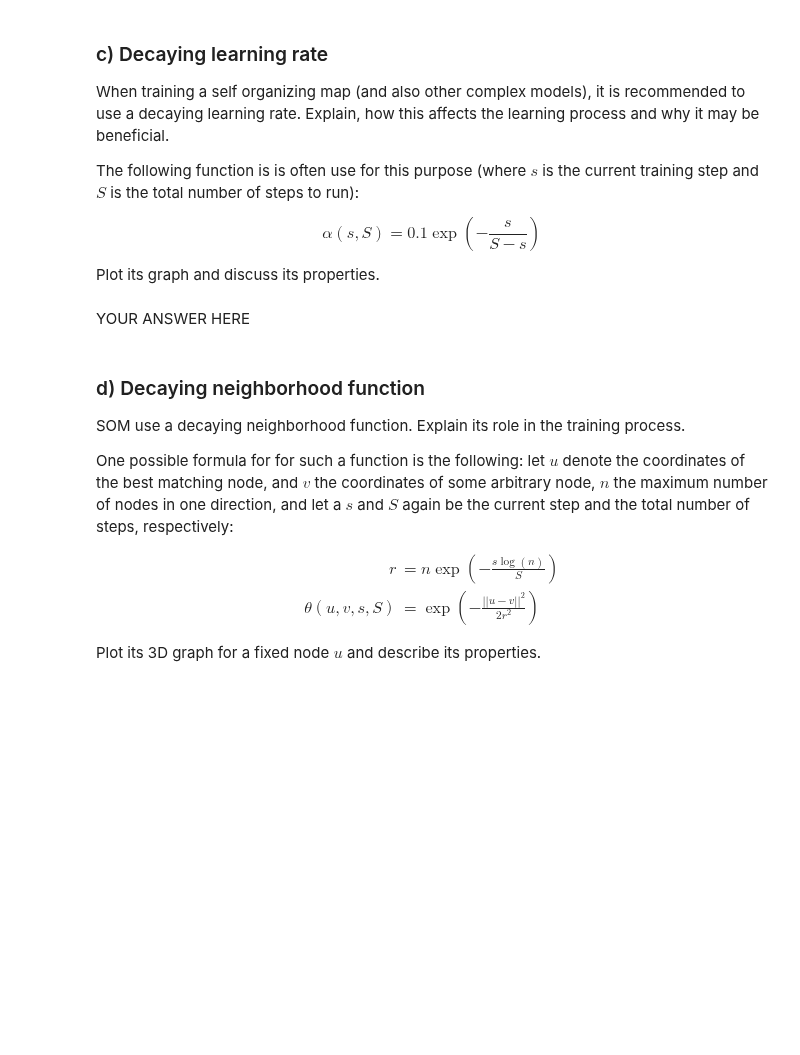
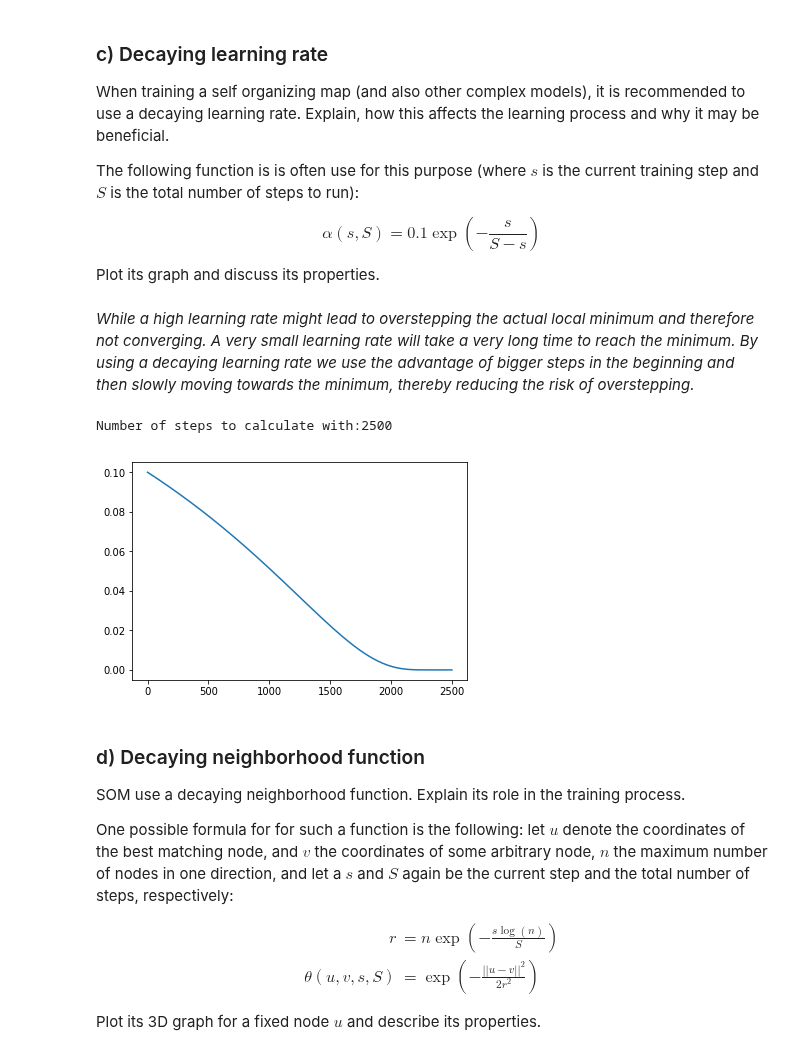
Before and after one commit to meerbrit/ML_SS18, a Jupyter notebook: sheet09.ipynb, the cells around one changed output. Saved outputs shown, nothing was run; the diff lists cells and outputs as text; code cells hidden in the pictures; blank space fills up the shorter version.

```diff
--- a/sheet09.ipynb
+++ b/sheet09.ipynb
@@ -49,5 +55,3 @@ The following function is is often use for this purpose (where $s$ is the curren
 $$\alpha(s, S) = 0.1 \exp\left(-\frac{s}{S-s}\right)$$
 
 Plot its graph and discuss its properties.
-# %% [markdown]
-YOUR ANSWER HERE
@@ -56,3 +58,23 @@ YOUR ANSWER HERE
+# %% [markdown]
+*While a high learning rate might lead to overstepping the actual local minimum and therefore not converging. A very small learning rate will take a very long time to reach the minimum. By using a decaying learning rate we use the advantage of bigger steps in the beginning and then slowly moving towards the minimum, thereby reducing the risk of overstepping.*
+# %%
+import numpy as np
+import matplotlib.pyplot as plt
+
+#α(s,S)=0.1*exp(−(s/(S−s)))
+def decay_function(step, maxStep):
+    return 0.1* np.exp((step/(maxStep-step)*-1))
+
+maxStep = float(input('Number of steps to calculate with:'))
+#list of all steps
+steps = np.arange(maxStep)
+
+plt.figure()
+plt.plot(steps,decay_function(steps, maxStep), '-')
+plt.show()
+# %% [output]
+Number of steps to calculate with:2500
+[figure, added]
 # %% [markdown]
 <a id="ex1d"></a>
 ### d) Decaying neighborhood function
```
Also changed, not shown: parts of 14 cells of this notebook.
